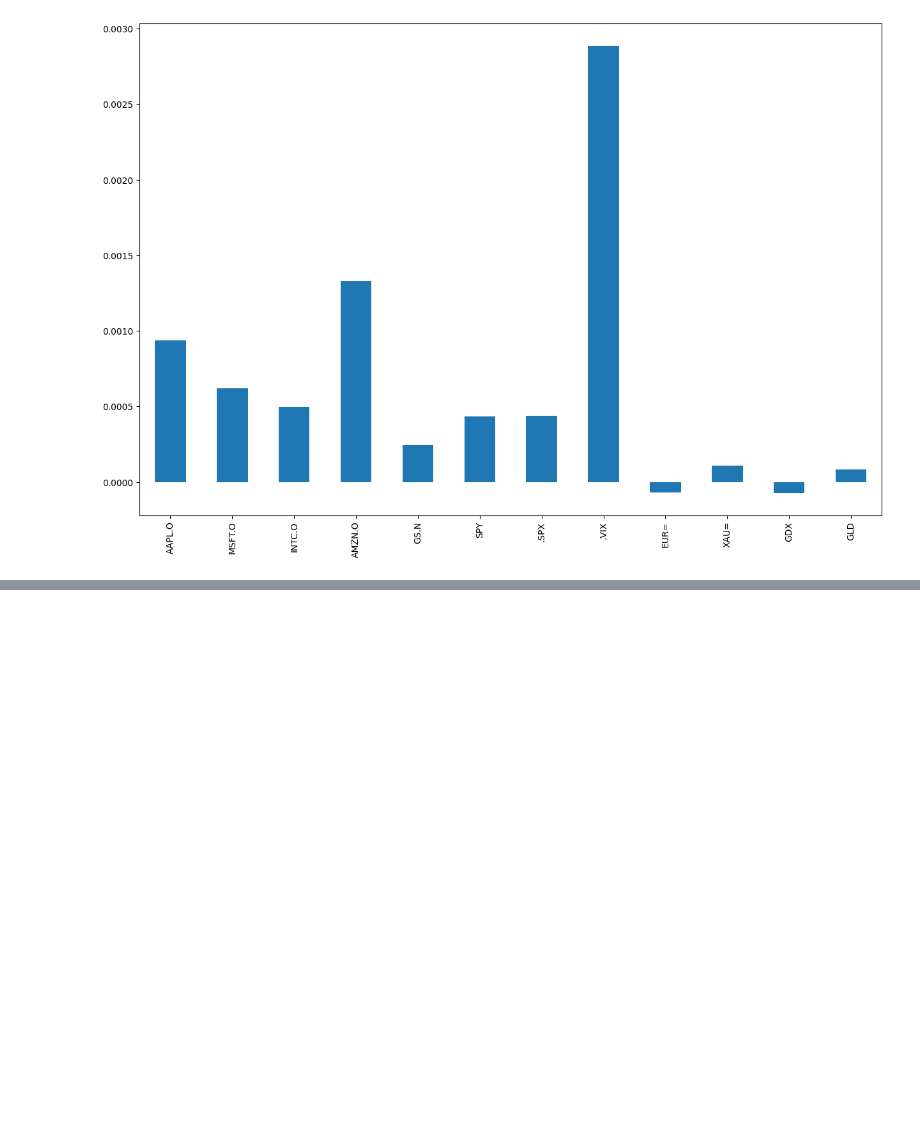
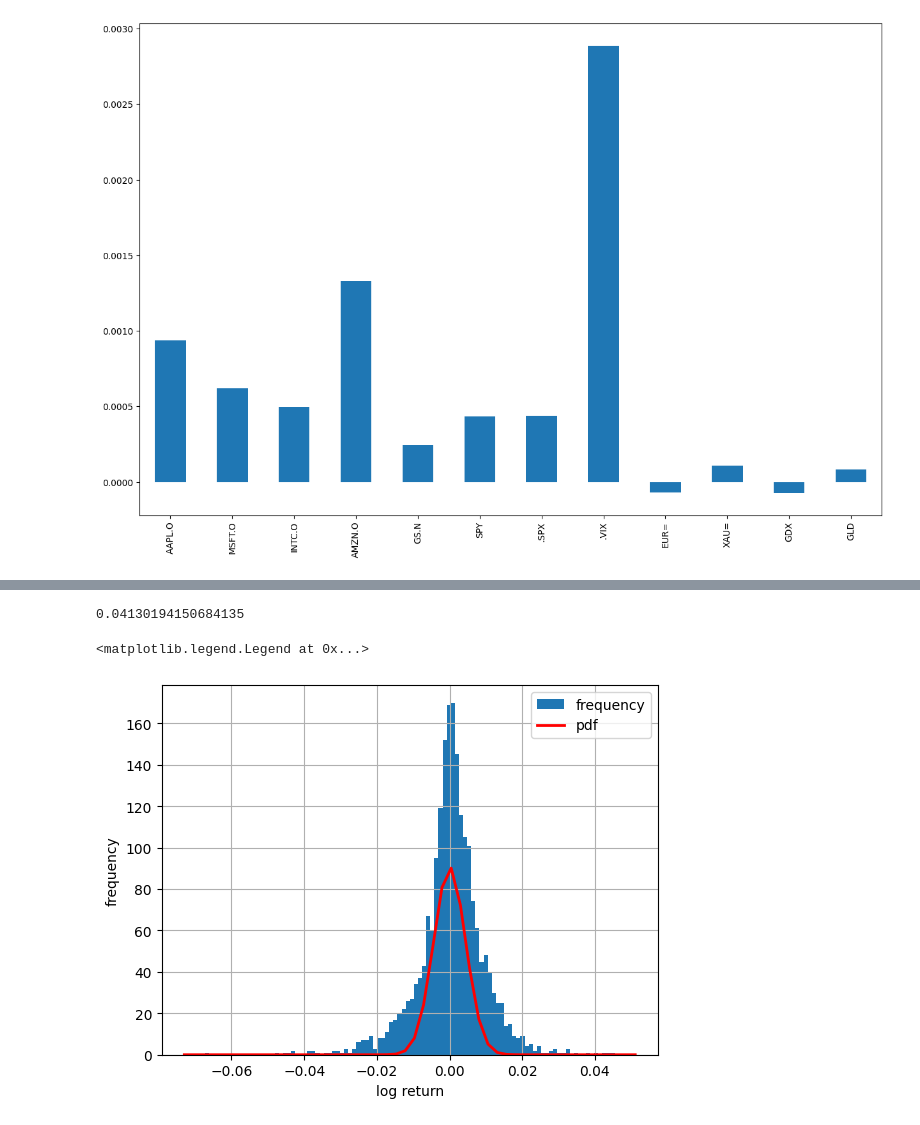
Before and after one commit to HyunsungRyu/AI_TimeSeries, a Jupyter notebook: return_TS.ipynb, the cells around one changed output, grey strips where cells are left out. Saved outputs shown, nothing was run; the diff lists cells and outputs as text; code cells hidden in the pictures; blank space fills up the shorter version.

```diff
--- a/return_TS.ipynb
+++ b/return_TS.ipynb
@@ -109,0 +135,2 @@ df.pct_change().mean().plot(kind='bar', figsize=(15, 10))
+# %%
+rets = rets.dropna()
@@ -109,0 +156,21 @@ df.pct_change().mean().plot(kind='bar', figsize=(15, 10))
+# %%
+print(rets.mean().mean()*252)
+# %% [output]
+0.04130194150684135
+# %%
+r = 0.05 # 예상 수익률
+M = len(rets) # 기간
+sigma = 0.2 # 변동성
+
+log_return = np.array(rets['SPY'])
+# %%
+plt.hist(log_return.flatten(), bins=100, label='frequency')
+plt.grid(True)
+plt.xlabel('log return')
+plt.ylabel('frequency')
+x = np.linspace(plt.axis()[0], plt.axis()[1])
+plt.plot(x, scs.norm.pdf(x, loc=r/M, scale=sigma/np.sqrt(M)), 'r', lw=2, label='pdf')
+plt.legend()
+# %% [output]
+<matplotlib.legend.Legend at 0x...>
+[figure, added]
```
Also changed, not shown: parts of 6 cells of this notebook.
